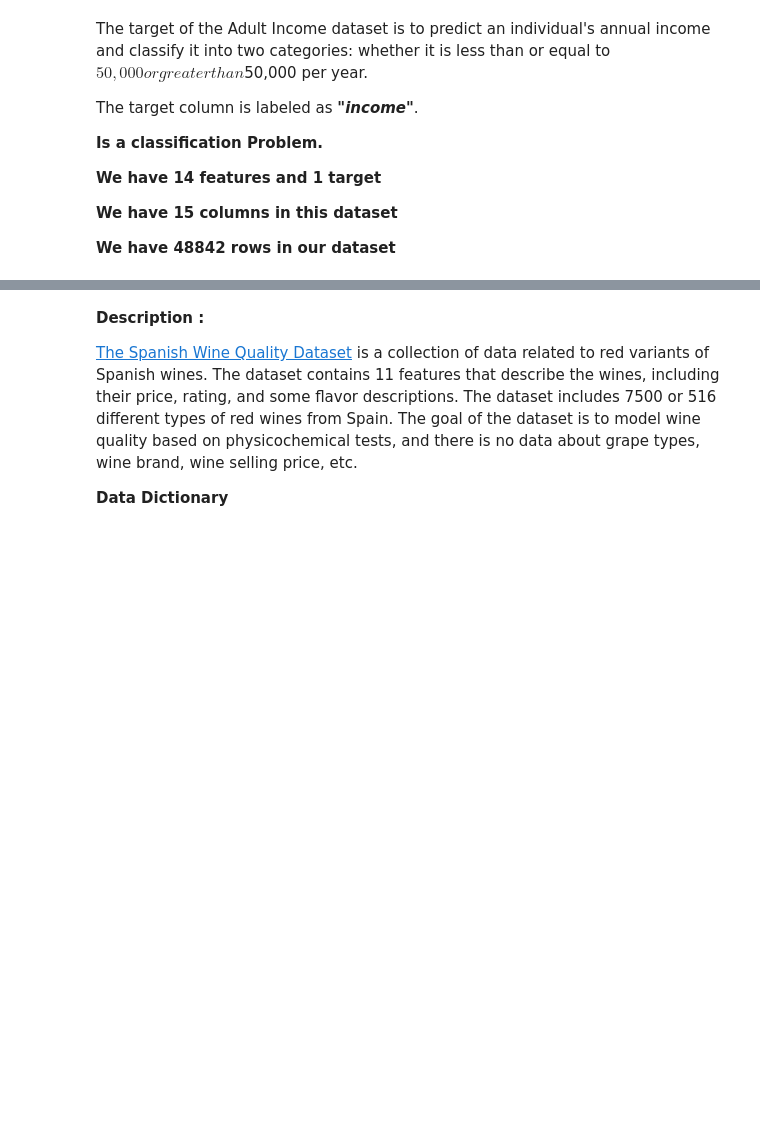
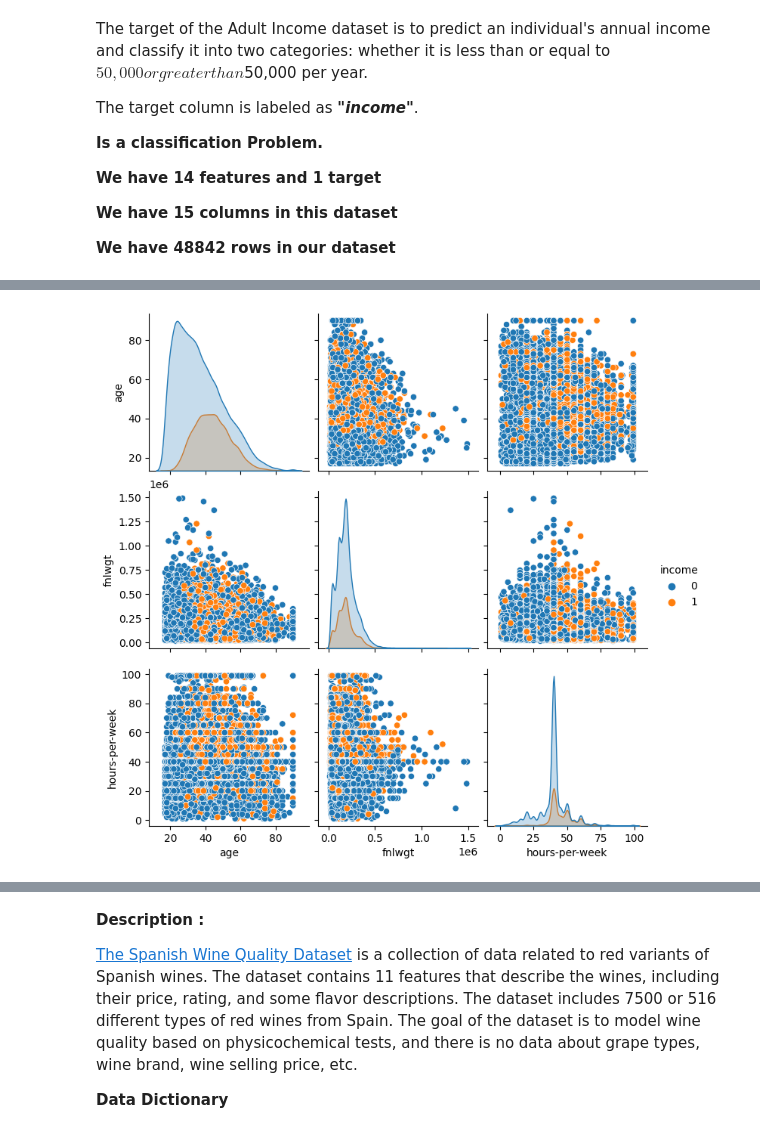
Before and after one commit to Magui2912/Project_2_coding_dojo, a Jupyter notebook: Project_2_adult_income&_wine_spain.ipynb, the cells around one changed output, grey strips where cells are left out. Saved outputs shown, nothing was run; the diff lists cells and outputs as text; code cells hidden in the pictures; blank space fills up the shorter version.

```diff
--- a/Project_2_adult_income&_wine_spain.ipynb
+++ b/Project_2_adult_income&_wine_spain.ipynb
@@ -105,0 +320,6 @@ Name: fnlwgt, Length: 28523, dtype: int64
+# %%
+# Create a pairplot with income
+sns.pairplot(df, hue='income', diag_kind='kde')
+plt.show()
+# %% [output]
+[figure, added]
```
Also changed, not shown: parts of 45 cells of this notebook.
